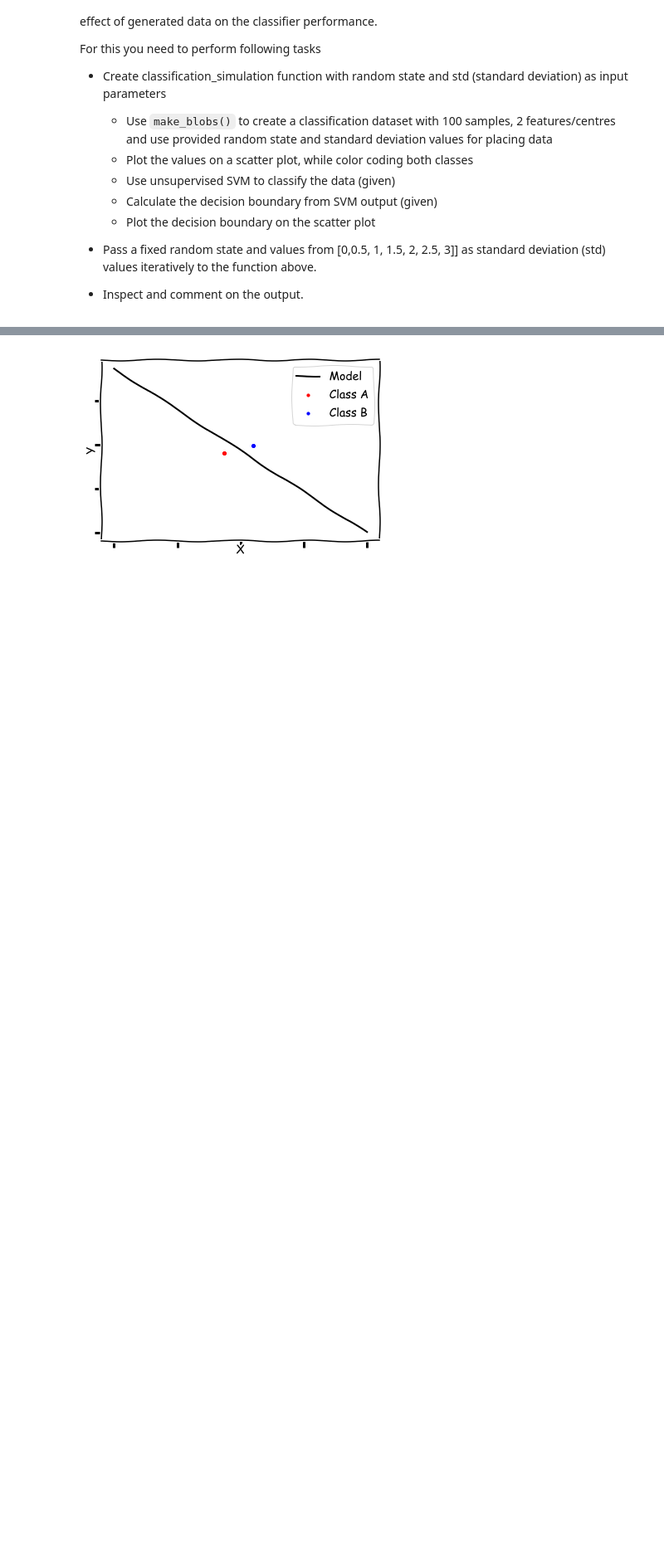
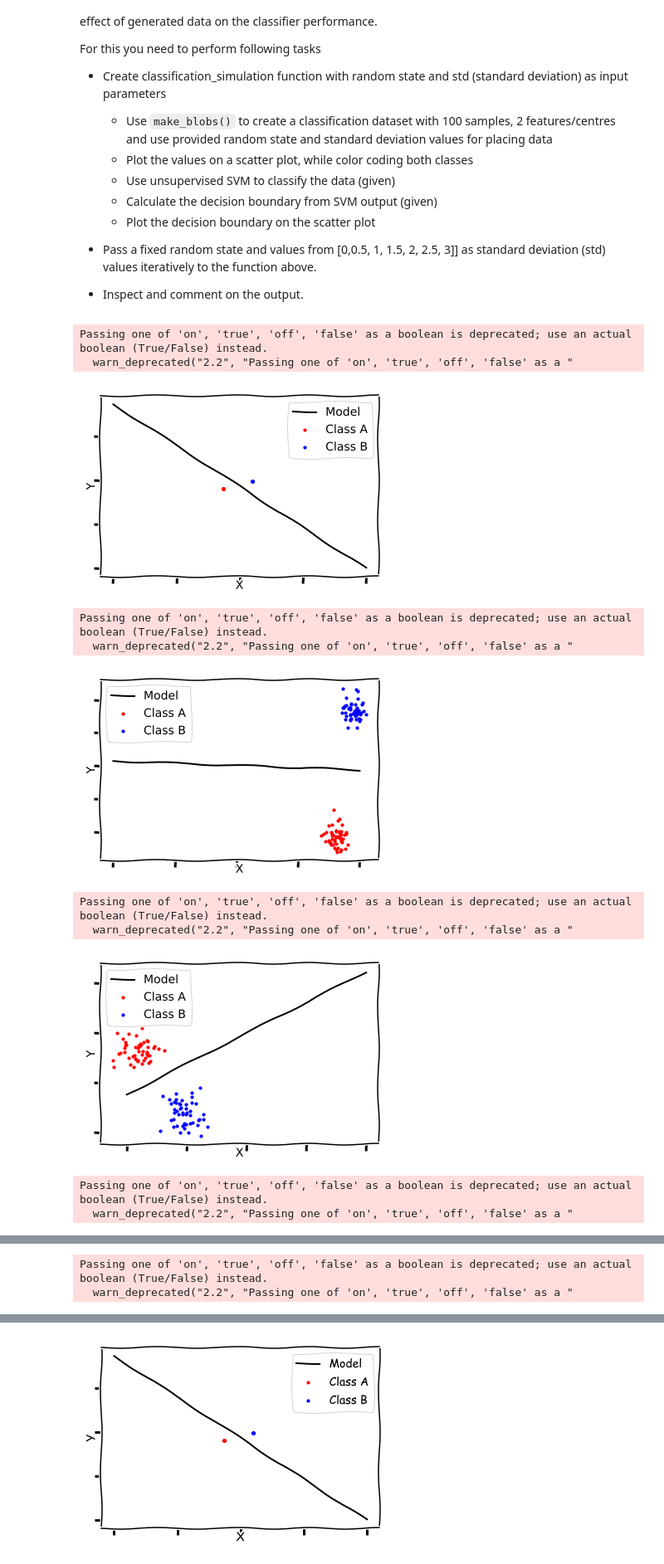
Before and after one commit to nkacoroski/dsc-2-23-06-data-generation-process-lab-seattle-ds-career-040119, a Jupyter notebook: index.ipynb, the cells around one changed output, grey strips where cells are left out. Shown at 83% size. Cells and saved outputs as stored; diff of their text form; code cells hidden in the pictures; blank space fills up the shorter version.

```diff
--- a/index.ipynb
+++ b/index.ipynb
@@ -80,30 +80,45 @@ For this you need to perform following tasks
 
 * Inspect and comment on the output.
 # %%
-# import necessary ibraries
-
+from sklearn.datasets import make_blobs
 from sklearn.svm import LinearSVC
 
 def classification_simulation(random_state, std):
+    X, y = make_blobs(n_samples=100, n_features=2, centers=2, cluster_std=std, random_state=random_state)
 
-    # Create X, y (2 classes) and make a color coded scatter plot
+    plt.scatter(X[y == 0, 0], X[y == 0, 1], color="red", s=10, label="Class A")
+    plt.scatter(X[y == 1, 0], X[y == 1, 1], color="blue", s=10, label="Class B")
 
-    # Fit an SVM model
-    # clf = LinearSVC().fit(X, y)
+    clf = LinearSVC().fit(X, y)
 
-    # get the Separating hyperplane i.e. the decision boundary
-    # w = clf.coef_[0]
-    # a = -w[0] / w[1]
-    # xx = np.linspace(-10, 10)
-    # yy = a * xx - (clf.intercept_[0]) / w[1]
+    # get the separating hyperplane
+    w = clf.coef_[0]
+    a = -w[0] / w[1]
+    xx = np.linspace(-10, 10)
+    yy = a * xx - (clf.intercept_[0]) / w[1]
 
-    # plot the decision line with xx and yy calculated above
+    # plot the line, the points, and the nearest vectors to the plane
+    plt.plot(xx, yy, 'k-', color="black", label="Model")
 
+    plt.tick_params(labelbottom='off', labelleft='off')
+    plt.xlabel("X")
+    plt.ylabel("Y")
+    plt.legend()
+    plt.show()
 
-    # label and show the plot
-    pass
-
-random_state = None
+random_state = np.random.RandomState(2)
 
 for std in [0,0.5, 1, 1.5, 2, 2.5, 3]:
     classification_simulation(random_state, std)
+# %% [output]
+Passing one of 'on', 'true', 'off', 'false' as a boolean is deprecated; use an actual boolean (True/False) instead.
+  warn_deprecated("2.2", "Passing one of 'on', 'true', 'off', 'false' as a "
+[figure, added]
+Passing one of 'on', 'true', 'off', 'false' as a boolean is deprecated; use an actual boolean (True/False) instead.
+  warn_deprecated("2.2", "Passing one of 'on', 'true', 'off', 'false' as a "
+[figure, added]
+Passing one of 'on', 'true', 'off', 'false' as a boolean is deprecated; use an actual boolean (True/False) instead.
+  warn_deprecated("2.2", "Passing one of 'on', 'true', 'off', 'false' as a "
+[figure, added]
+Passing one of 'on', 'true', 'off', 'false' as a boolean is deprecated; use an actual boolean (True/False) instead.
+  warn_deprecated("2.2", "Passing one of 'on', 'true', 'off', 'false' as a "
@@ -109,0 +126,2 @@ for std in [0,0.5, 1, 1.5, 2, 2.5, 3]:
+Passing one of 'on', 'true', 'off', 'false' as a boolean is deprecated; use an actual boolean (True/False) instead.
+  warn_deprecated("2.2", "Passing one of 'on', 'true', 'off', 'false' as a "
```
Also changed, not shown: parts of 1 cell of this notebook.
